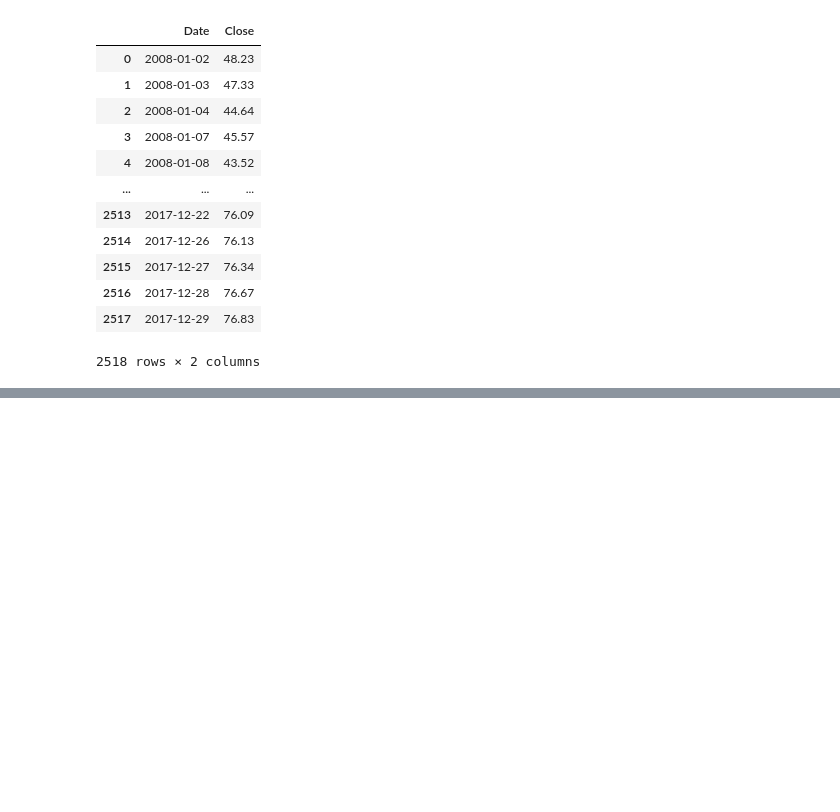
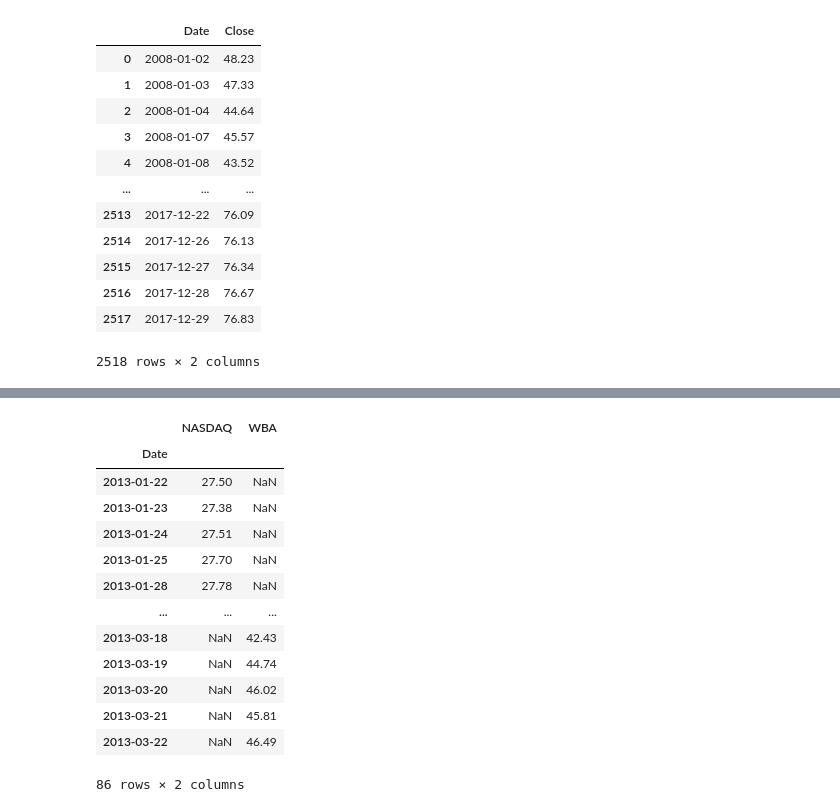
Before and after one commit to chaka37/Project1, a Jupyter notebook: notebooks/liam.ipynb, the cells around one changed output, grey strips where cells are left out. Saved outputs shown, nothing was run; the diff lists cells and outputs as text; code cells hidden in the pictures; blank space fills up the shorter version.

Commit message:
still working on stock comparison

```diff
--- a/notebooks/liam.ipynb
+++ b/notebooks/liam.ipynb
@@ -195,9 +195,6 @@ wba_stock_data
 | 2517 | 2017-12-28 | 72.94 |
 | 2518 | 2017-12-29 | 72.62 |
 2519 rows × 2 columns
-# %%
-# Set date as index
-wba_stock_data = wba_stock_data.reset_index()
 # %%
 ## First breach made public
 breach_1_day = wba_stock_data.loc[(wba_stock_data["Date"] == "2013-02-21")]
@@ -295,3 +300,8 @@ breach_3_week_aft
 # %% [output]
 |  | Date | Close |
 | 2415 | 2017-08-03 | 81.05 |
+# %%
+breach_1_months = wba_stock_data[(wba_stock_data['Date'] > '2013-01-20') & (wba_stock_data['Date'] <= '2013-03-22')]
+breach_1_months.set_index("Date", inplace=True)
+breach_1_months = breach_1_months.rename(columns={"Close":"WBA"})
+breach_1_months
@@ -298,6 +327,7 @@ breach_3_week_aft
 # %%
+# Reading in nasdaq stock, created data frame
 NDAQ_stock_path = Path("../data/stock data 2/NDAQ - Sheet1.csv")
-NDAQ_stock_data = pd.read_csv(NDAQ_stock_path)
+NDAQ_stock_data = pd.read_csv(NDAQ_stock_path, infer_datetime_format=True, parse_dates=True)
 NDAQ_stock_data
 # %% [output]
 |  | Date | Close |
@@ -313,3 +343,8 @@ NDAQ_stock_data
 | 2516 | 2017-12-28 | 76.67 |
 | 2517 | 2017-12-29 | 76.83 |
 2518 rows × 2 columns
+# %%
+ndaq_stock_1 = NDAQ_stock_data[(NDAQ_stock_data['Date'] > '2013-01-20') & (NDAQ_stock_data['Date'] <= '2013-03-22')]
+ndaq_stock_1.set_index("Date", inplace=True)
+ndaq_stock_1 = ndaq_stock_1.rename(columns={"Close":"NASDAQ"})
+ndaq_stock_1
@@ -315,0 +370,18 @@ NDAQ_stock_data
+# %%
+breach_1_compare = pd.concat([ndaq_stock_1, breach_1_months], axis=0)
+breach_1_compare
+# %% [output]
+|  | NASDAQ | WBA |
+| Date |  |  |
+| 2013-01-22 | 27.50 | NaN |
+| 2013-01-23 | 27.38 | NaN |
+| 2013-01-24 | 27.51 | NaN |
+| 2013-01-25 | 27.70 | NaN |
+| 2013-01-28 | 27.78 | NaN |
+| ... | ... | ... |
+| 2013-03-18 | NaN | 42.43 |
+| 2013-03-19 | NaN | 44.74 |
+| 2013-03-20 | NaN | 46.02 |
+| 2013-03-21 | NaN | 45.81 |
+| 2013-03-22 | NaN | 46.49 |
+86 rows × 2 columns
```
Also changed, not shown: parts of 12 cells of this notebook.
